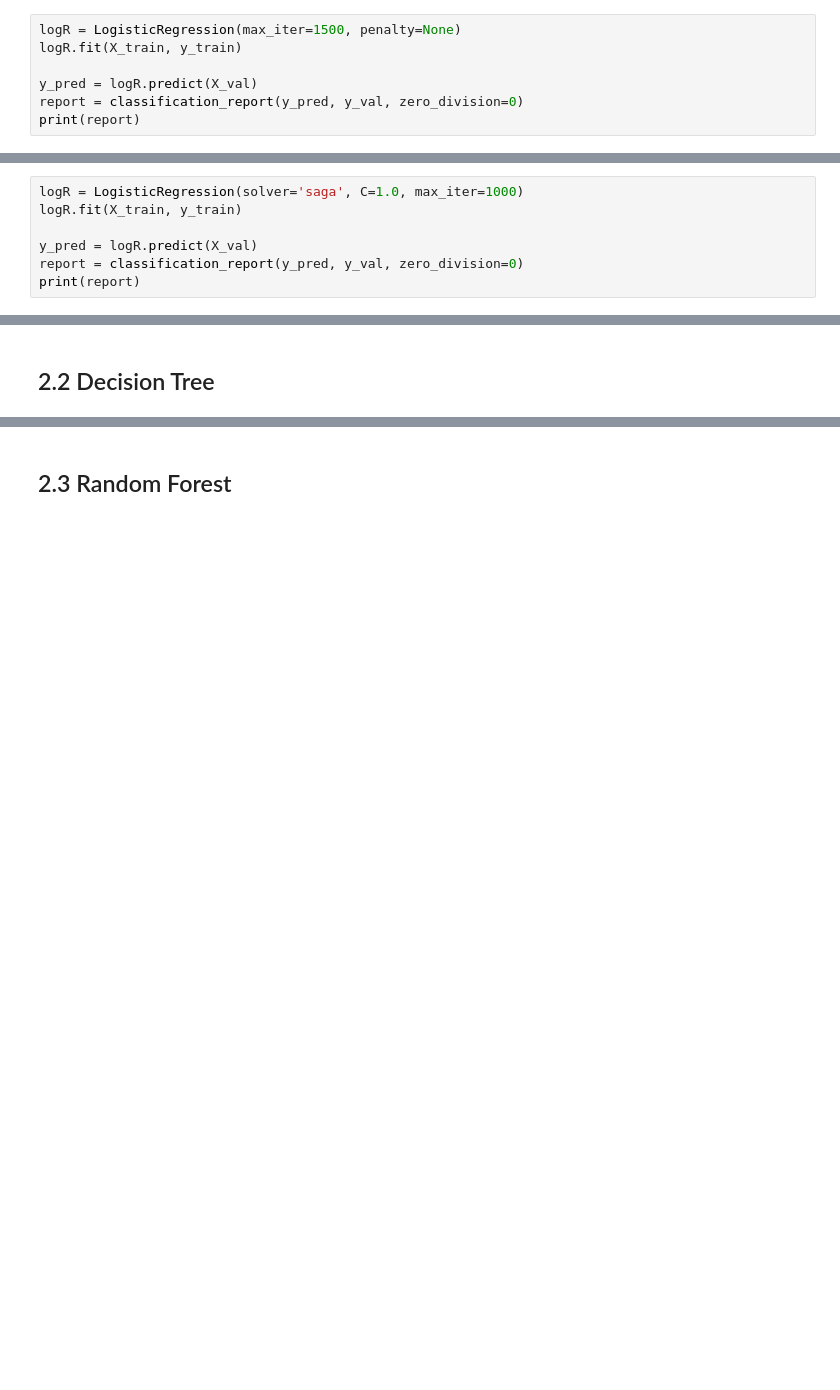
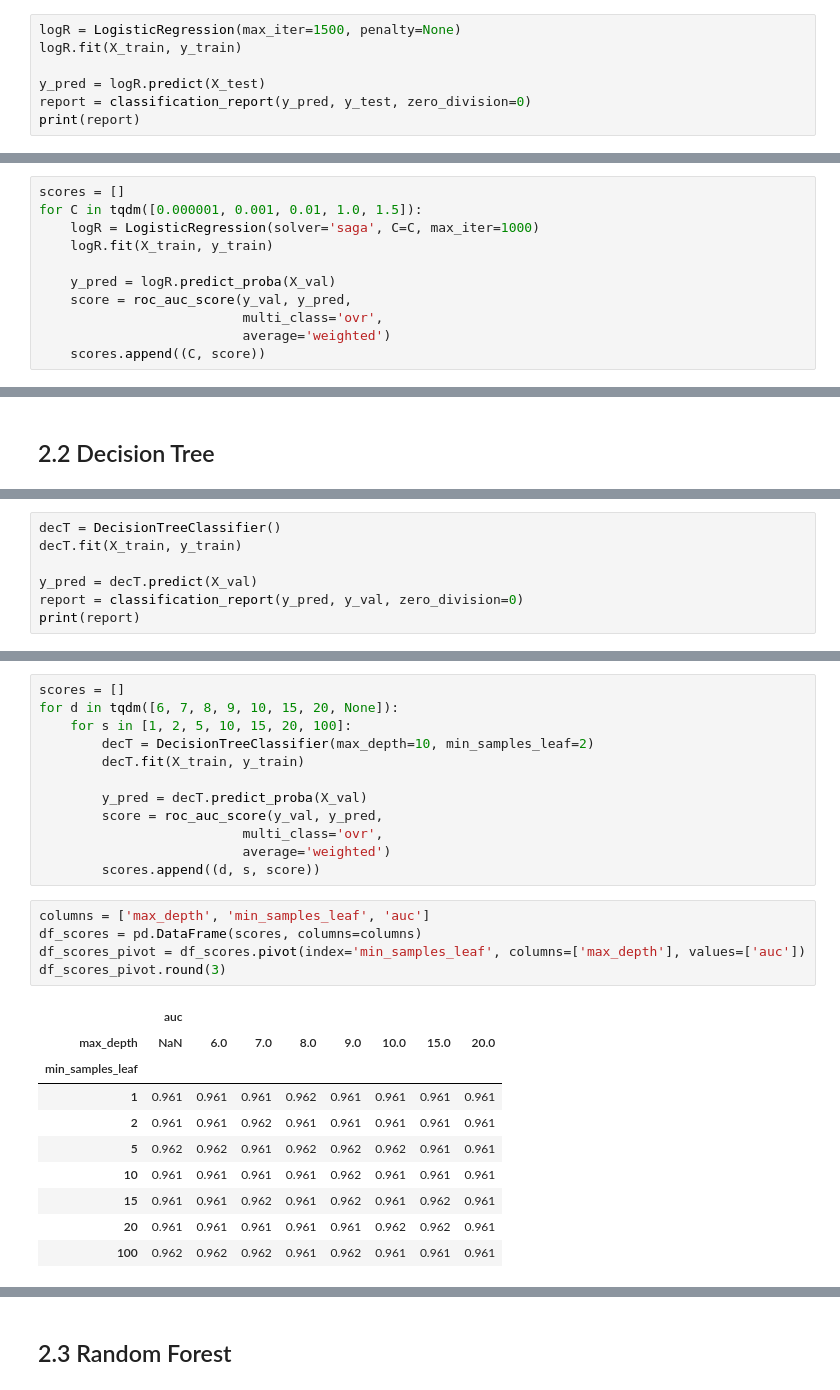
Before and after one commit to Devonroad/personal_traits_prediction, a Jupyter notebook: project/notebook.ipynb, the cells around one changed output, grey strips where cells are left out. Drawn from its saved outputs; the diff is of its cells as text; blank space fills up the shorter version.

```diff
--- a/project/notebook.ipynb
+++ b/project/notebook.ipynb
@@ -336,8 +436,8 @@ Hypothesis: $\to$ No need to use StandardScaler as all the numerical features he
 logR = LogisticRegression(max_iter=1500, penalty=None)
 logR.fit(X_train, y_train)
 
-y_pred = logR.predict(X_val)
-report = classification_report(y_pred, y_val, zero_division=0)
+y_pred = logR.predict(X_test)
+report = classification_report(y_pred, y_test, zero_division=0)
 print(report)
 # %% [output]
               precision    recall  f1-score   support
@@ -367,7 +486,11 @@ $\to$ Evaluation goes here
 # %%
-logR = LogisticRegression(solver='saga', C=1.0, max_iter=1000)
-logR.fit(X_train, y_train)
+scores = []
+for C in tqdm([0.000001, 0.001, 0.01, 1.0, 1.5]):
+    logR = LogisticRegression(solver='saga', C=C, max_iter=1000)
+    logR.fit(X_train, y_train)
 
-y_pred = logR.predict(X_val)
-report = classification_report(y_pred, y_val, zero_division=0)
-print(report)
+    y_pred = logR.predict_proba(X_val)
+    score = roc_auc_score(y_val, y_pred,
+                          multi_class='ovr',
+                          average='weighted')
+    scores.append((C, score))
@@ -452,0 +524,7 @@ $\to$ Evaluation goes here
+# %%
+decT = DecisionTreeClassifier()
+decT.fit(X_train, y_train)
+
+y_pred = decT.predict(X_val)
+report = classification_report(y_pred, y_val, zero_division=0)
+print(report)
@@ -452,0 +538,28 @@ $\to$ Evaluation goes here
+# %%
+scores = []
+for d in tqdm([6, 7, 8, 9, 10, 15, 20, None]):
+    for s in [1, 2, 5, 10, 15, 20, 100]:
+        decT = DecisionTreeClassifier(max_depth=10, min_samples_leaf=2)
+        decT.fit(X_train, y_train)
+
+        y_pred = decT.predict_proba(X_val)
+        score = roc_auc_score(y_val, y_pred,
+                          multi_class='ovr',
+                          average='weighted')
+        scores.append((d, s, score))
+# %%
+columns = ['max_depth', 'min_samples_leaf', 'auc']
+df_scores = pd.DataFrame(scores, columns=columns)
+df_scores_pivot = df_scores.pivot(index='min_samples_leaf', columns=['max_depth'], values=['auc'])
+df_scores_pivot.round(3)
+# %% [output]
+|  | auc |  |  |  |  |  |  |  |
+| max_depth | NaN | 6.0 | 7.0 | 8.0 | 9.0 | 10.0 | 15.0 | 20.0 |
+| min_samples_leaf |  |  |  |  |  |  |  |  |
+| 1 | 0.961 | 0.961 | 0.961 | 0.962 | 0.961 | 0.961 | 0.961 | 0.961 |
+| 2 | 0.961 | 0.961 | 0.962 | 0.961 | 0.961 | 0.961 | 0.961 | 0.961 |
+| 5 | 0.962 | 0.962 | 0.961 | 0.962 | 0.962 | 0.962 | 0.961 | 0.961 |
+| 10 | 0.961 | 0.961 | 0.961 | 0.961 | 0.962 | 0.961 | 0.961 | 0.961 |
+| 15 | 0.961 | 0.961 | 0.962 | 0.961 | 0.962 | 0.961 | 0.962 | 0.961 |
+| 20 | 0.961 | 0.961 | 0.961 | 0.961 | 0.961 | 0.962 | 0.962 | 0.961 |
+| 100 | 0.962 | 0.962 | 0.962 | 0.961 | 0.962 | 0.961 | 0.961 | 0.961 |
```
Also changed, not shown: parts of 36 cells of this notebook.
